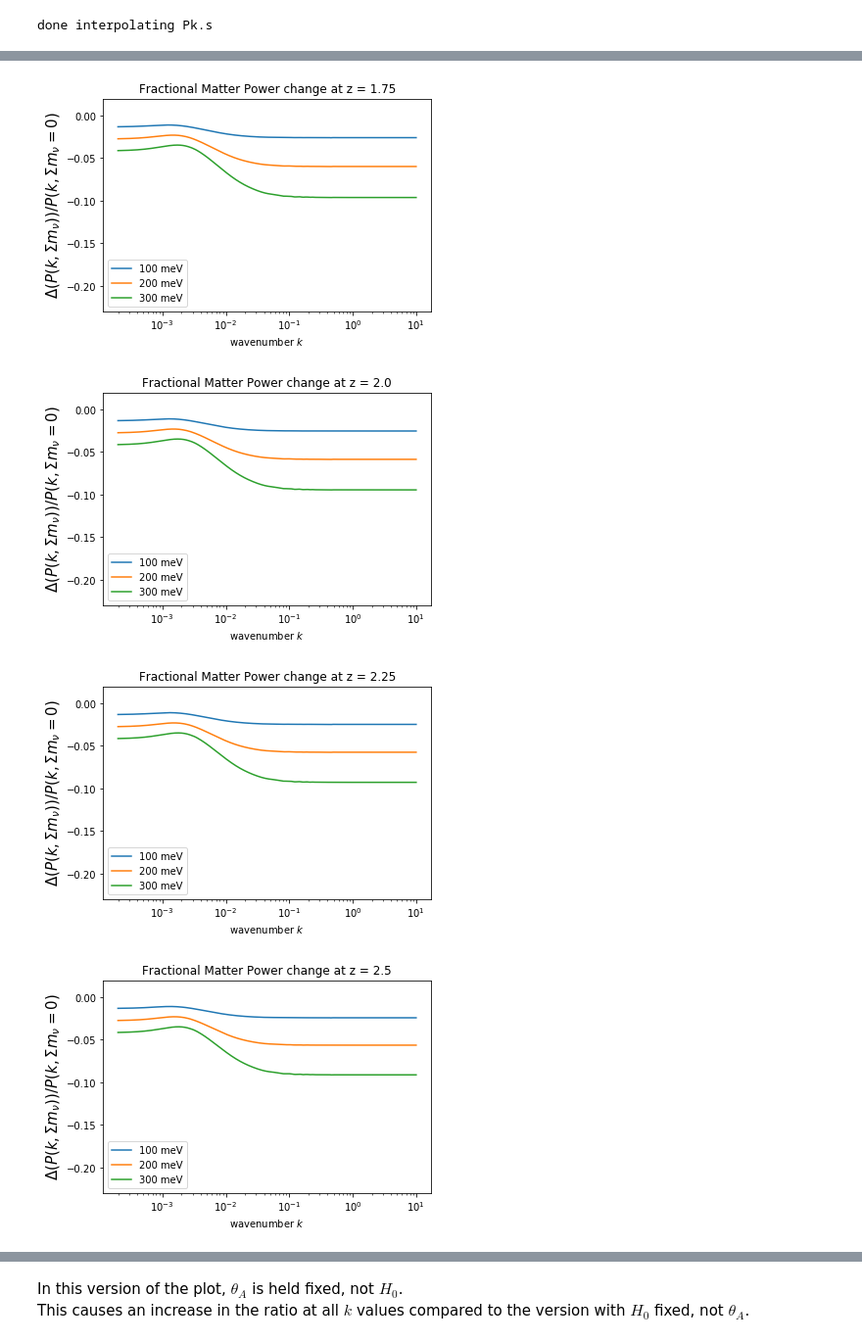
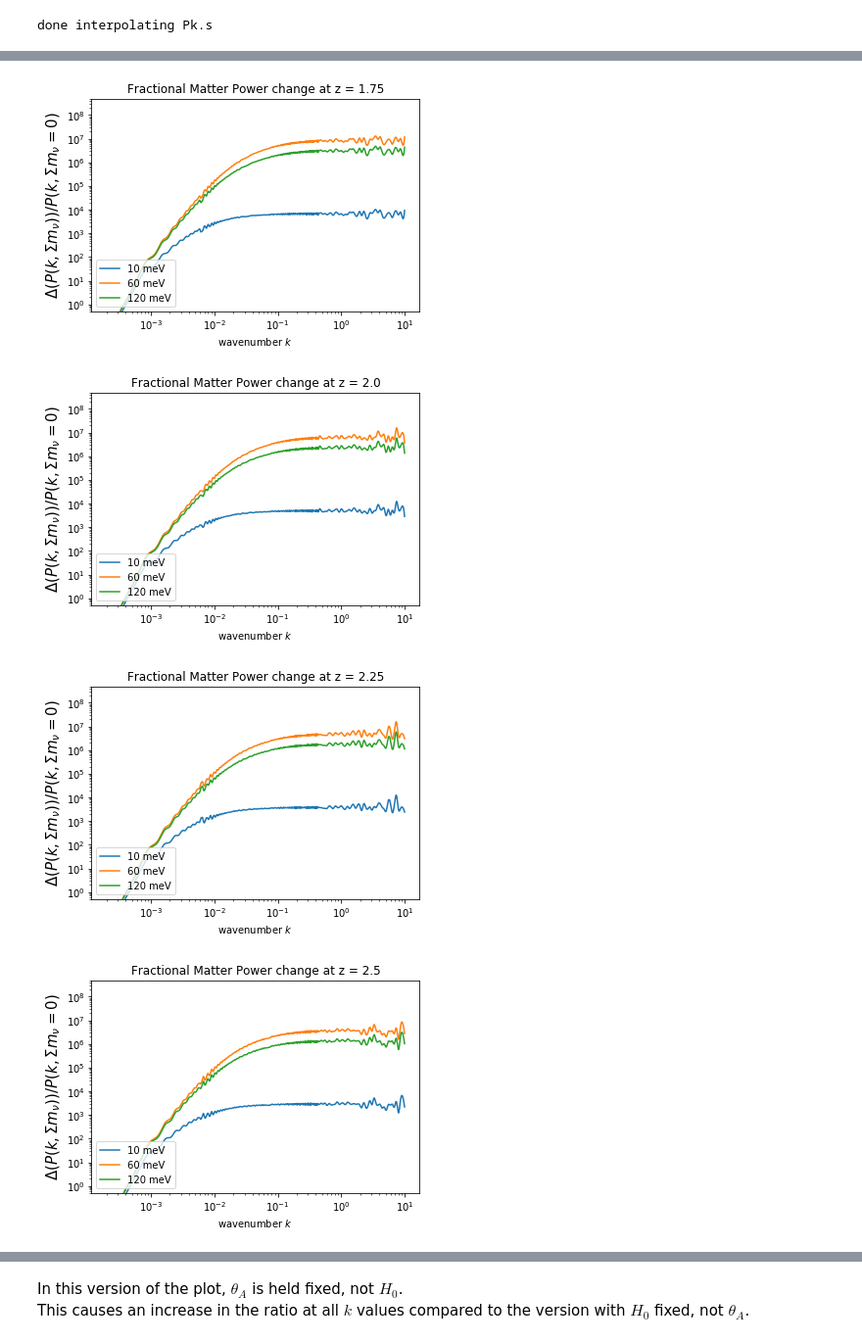
Before and after one commit to RIKnight/Fisher-Forecasting, a Jupyter notebook: Varying the Sum of Neutrino Masses.ipynb, the cells around one changed output, grey strips where cells are left out. Shown at 98% size. Drawn from its saved outputs; the diff is of its cells as text; code cells hidden in the pictures.

```diff
--- a/Varying the Sum of Neutrino Masses.ipynb
+++ b/Varying the Sum of Neutrino Masses.ipynb
@@ -20,16 +20,27 @@ Want to match Figure 2 from Wu et. al. (2014)
 # %%
 # get some matter power interpolation objects
 nh = 'normal'
-nmn = 3
-mnu0 =   0.0
+nmn = 1 #3
+
+mnu0 =   0.6e-3
+mnu1 =  10.0e-3
+mnu2 =  60.0e-3
+mnu3 = 120.0e-3
+labels = ['10 meV','60 meV','120 meV']
+
+#mnu0 =   0.0
+#mnu1 =  0.6e-3
+#mnu2 =  6.0e-3
+#mnu3 = 60.0e-3
+#labels = ['0.6 meV','6 meV','60 meV']
 #mnu1 =  50e-3
 #mnu2 = 100e-3
 #mnu3 = 150e-3
 #labels = ['50 meV','100 meV','150 meV']
-mnu1 = 0.1
-mnu2 = 0.2
-mnu3 = 0.3
-labels = ['100 meV','200 meV','300 meV']
+#mnu1 = 0.1
+#mnu2 = 0.2
+#mnu3 = 0.3
+#labels = ['100 meV','200 meV','300 meV']
 nonlinear = False # halofit
 nz = 10000 # number of points in matterPower arrays
 # %%
@@ -53,10 +64,10 @@ omnh2_06 =  omnh2(0.06) # used by Planck
 omch2 = 0.1193 # Planck
 
 # remove correction to dm mass due to neutrinos for simplicity
-omch2_0 = omch2+omnh2_06
-omch2_1 = omch2+omnh2_06-omnh2_1
-omch2_2 = omch2+omnh2_06-omnh2_2
-omch2_3 = omch2+omnh2_06-omnh2_3
+omch2_0 = omch2#+omnh2_06
+omch2_1 = omch2#+omnh2_06-omnh2_1
+omch2_2 = omch2#+omnh2_06-omnh2_2
+omch2_3 = omch2#+omnh2_06-omnh2_3
 
 print omch2_0
 print omch2_1
@@ -70,12 +81,13 @@ print omch2_3
 # %%
 AccuracyBoost = 3
 from camb import model
-myVar = model.Transfer_tot
+#myVar = model.Transfer_tot
 #myVar = model.Transfer_nonu
+myVar = model.Transfer_nu
 
 
 print 'starting myPk0...'
-myPk0 = cp.MatterPower(neutrino_hierarchy=nh,num_massive_neutrinos=0,  mnu=mnu0,omch2=omch2_0,
+myPk0 = cp.MatterPower(neutrino_hierarchy=nh,num_massive_neutrinos=nmn,mnu=mnu0,omch2=omch2_0,
                        nonlinear=nonlinear,nz=nz,AccuracyBoost=AccuracyBoost,myVar1=myVar,myVar2=myVar)
 print 'starting myPk1...'
 myPk1 = cp.MatterPower(neutrino_hierarchy=nh,num_massive_neutrinos=nmn,mnu=mnu1,omch2=omch2_1,
@@ -89,7 +101,7 @@ myPk3 = cp.MatterPower(neutrino_hierarchy=nh,num_massive_neutrinos=nmn,mnu=mnu3,
 """
 
 print 'starting myPk0...'
-myPk0 = cp.MatterPower(neutrino_hierarchy=nh,num_massive_neutrinos=0,  mnu=mnu0,omch2=omch2_0,
+myPk0 = cp.MatterPower(neutrino_hierarchy=nh,num_massive_neutrinos=nmn,mnu=mnu0,omch2=omch2_0,
                        nonlinear=nonlinear,nz=nz,AccuracyBoost=AccuracyBoost,myVar1=myVar,myVar2=myVar,
                        H0=67.51,cosmomc_theta=None)
 print 'starting myPk1...'
@@ -204,11 +249,14 @@ for i,myZ in enumerate(myZs):
     Pks = (Pk1s[i],Pk2s[i],Pk3s[i])
     for pkNum in range(3):
         t = (Pks[pkNum]-Pk0s[i])/Pk0s[i]
-        plt.semilogx(kSpectrum,t,label=labels[pkNum])
+        #plt.semilogx(kSpectrum,t,label=labels[pkNum])
+        plt.loglog(kSpectrum,t,label=labels[pkNum])
         plt.ylabel(r'$\Delta(P(k,\Sigma m_\nu))/P(k,\Sigma m_\nu = 0) $',fontsize=15)
         plt.xlabel(r'wavenumber $k$')
         plt.title('Fractional Matter Power change at z = {0}'.format(myZ))
-        plt.ylim([-0.23,0.02])
+        #plt.ylim([-0.23,0.02])
+        #plt.ylim([-0.05,0.01])
+        plt.ylim([5e-1,5e8])
     plt.legend(loc='lower left')
     plt.show();
 # %% [output]
@@ -222,4 +270,4 @@ for i,myZ in enumerate(myZs):
-[figure, old version]
+[figure, new version]
-[figure, old version]
+[figure, new version]
-[figure, old version]
+[figure, new version]
-[figure, old version]
+[figure, new version]
```
Also changed, not shown: parts of 6 cells of this notebook, 3 other files.
